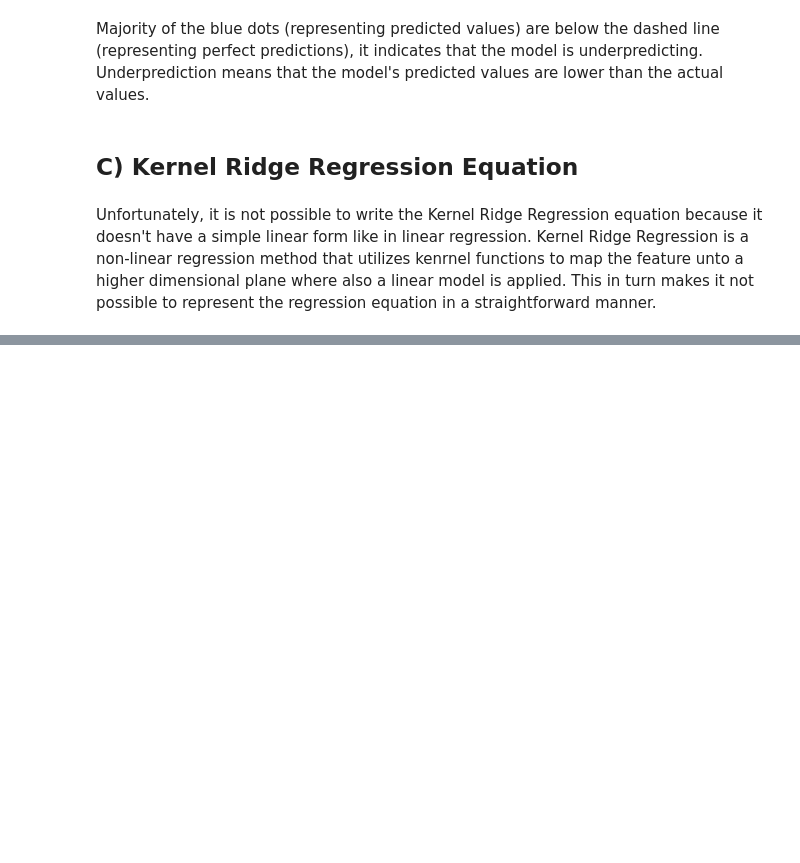
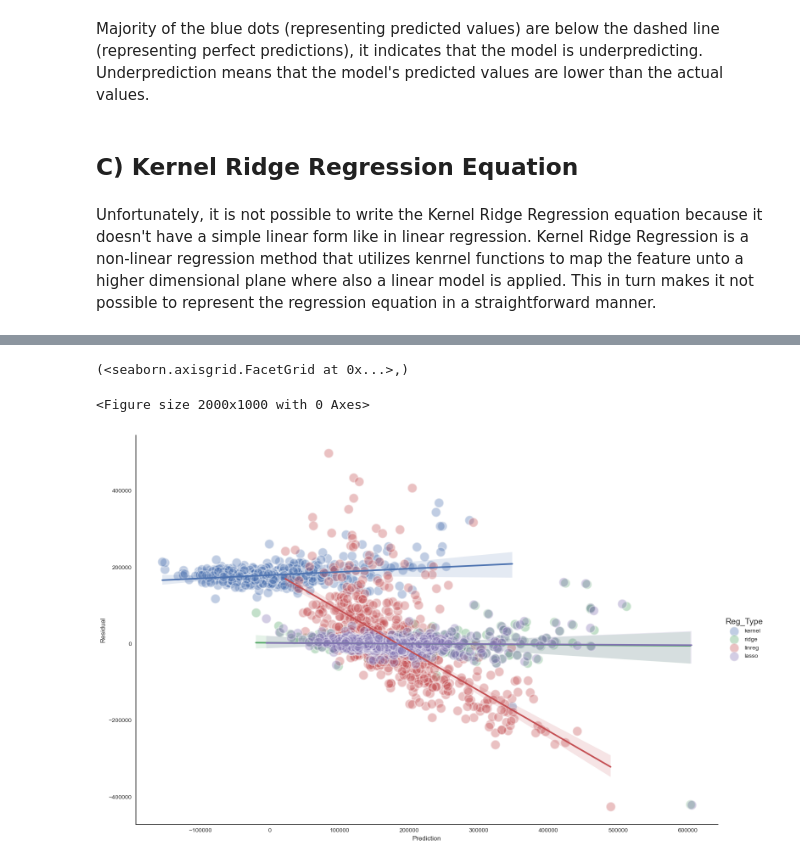
Before and after one commit to sah9j/MidtermProject3550, a Jupyter notebook: Data3550MidPro_MAIN.ipynb, the cells around one changed output, grey strips where cells are left out. Drawn from its saved outputs; the diff is of its cells as text; code cells hidden in the pictures; blank space fills up the shorter version.

```diff
--- a/Data3550MidPro_MAIN.ipynb
+++ b/Data3550MidPro_MAIN.ipynb
@@ -774,0 +835,15 @@ Unfortunately, it is not possible to write the Kernel Ridge Regression equation
+# %%
+df_resid_melt = pd.melt(df_results, id_vars=['index'], \
+                 value_vars=['kernel_resid','ridge_resid', 'linreg_resid', 'lasso_resid'])
+df_resid_melt=df_resid_melt.rename(columns = {'value':'Residual'})
+# display(df_resid_melt)
+
+df_pred_melt = pd.melt(df_results, id_vars=['index', 'SalePrice'], \
+                 value_vars=['kernel_pred', 'ridge_pred', 'linreg_pred', 'lasso_pred'])
+df_pred_melt=df_pred_melt.rename(columns = {'variable': 'Reg_Type', 'value':'Prediction'})
+df_pred_melt['Reg_Type'] = df_pred_melt.Reg_Type.str.replace('_pred', '')
+# display(df_pred_melt)
+
+df_pred_resid = pd.concat([df_pred_melt, df_resid_melt['Residual']], axis=1)
+# display(df_pred_resid.info())
+df_pred_resid
@@ -774,0 +864,10 @@ Unfortunately, it is not possible to write the Kernel Ridge Regression equation
+# %%
+plt.style.use('seaborn-white') #a style that can be used for plots
+
+plt.figure(figsize=(20,10)) #changes area of scatterplot
+sns.lmplot(x='Prediction', y='Residual', data = df_pred_resid, height=10, hue='Reg_Type',
+           aspect = 1.5, scatter_kws={"alpha":0.35,"s":250,"linewidth":2,"edgecolor":"white"}), #line_kws={'color': 'red'})
+# %% [output]
+(<seaborn.axisgrid.FacetGrid at 0x...>,)
+<Figure size 2000x1000 with 0 Axes>
+[figure, added]
```
Also changed, not shown: parts of 31 cells of this notebook.
